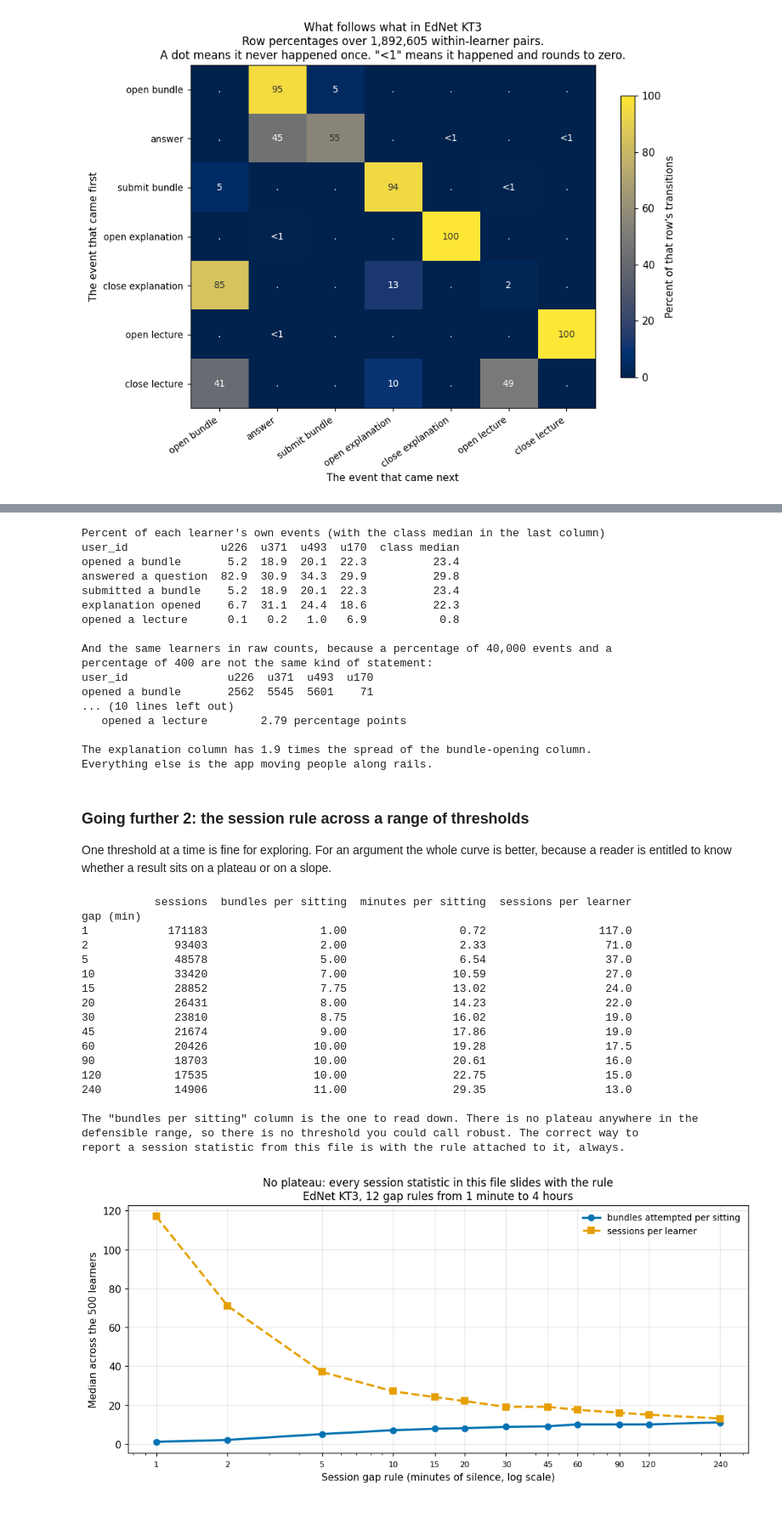
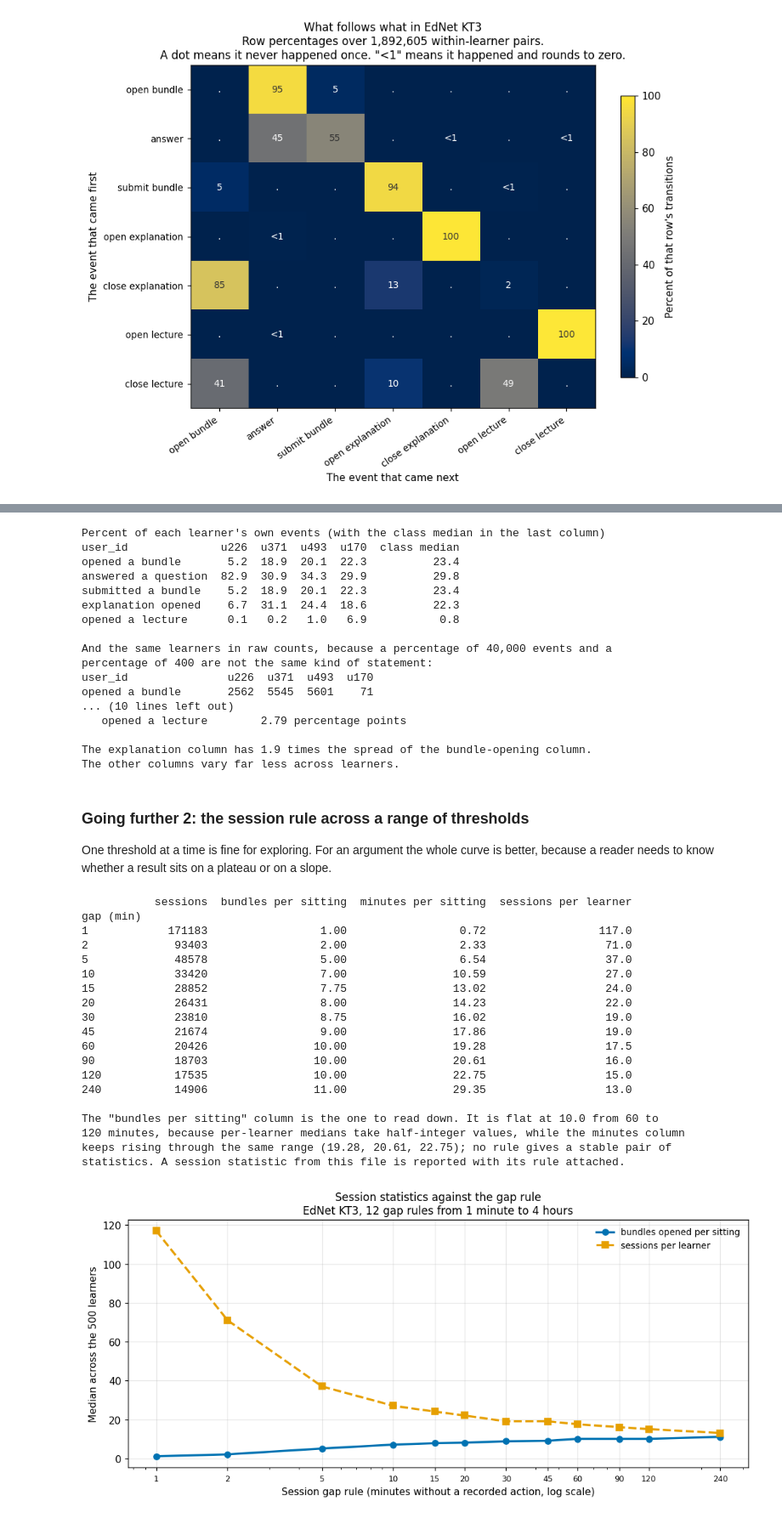
Before and after one commit to HakeoungLee/edis8100-teaching-learning-analytics, a Jupyter notebook: week07-srl-traces-lab/week07_srl_traces_lab.ipynb, the cells around one changed output, grey strips where cells are left out. Shown at 85% size. Cells and saved outputs as stored; diff of their text form; code cells hidden in the pictures.

```diff
--- a/week07-srl-traces-lab/week07_srl_traces_lab.ipynb
+++ b/week07-srl-traces-lab/week07_srl_traces_lab.ipynb
@@ -177,6 +185,19 @@ print('It is filled in on exactly the "respond" rows:',
 print()
 print('There is no column for whether an answer was right. Check for yourself:')
 print('   columns present:', list(actions.columns[:7]))
+
+print()
+print('--- platform and study mode, printed once so later sentences have a source ---')
+for p, n in actions['platform'].value_counts().items():
+    print('   platform %-7s %11s rows  (%.1f%% of the file)'
+          % (p, format(int(n), ','), 100 * n / len(actions)))
+plat_by_learner = pd.crosstab(actions['user_id'], actions['platform'].astype(str)) > 0
+print('   learners recorded on mobile only: %d,  on web only: %d,  on both: %d'
+      % (int((plat_by_learner['mobile'] & ~plat_by_learner['web']).sum()),
+         int((~plat_by_learner['mobile'] & plat_by_learner['web']).sum()),
+         int((plat_by_learner['mobile'] & plat_by_learner['web']).sum())))
+print('   study modes in the source column (%d):' % actions['source'].nunique(),
+      ', '.join(sorted(actions['source'].astype(str).unique())))
 # %% [output]
 --- the first 12 rows, exactly as they arrived ---
     timestamp action_type item_id    source user_answer platform user_id
@@ -1082,6 +1158,9 @@ bundle_of_episode = actions.loc[actions['event'] == 'enter_b'].set_index('episod
 
 answers = inside[inside['event'] == 'respond_q'].copy()
 answers['bundle'] = answers['episode'].map(bundle_of_episode)
+# An answer is the last response before the submit, as the documentation defines it. Earlier
+# responses in the same attempt are changed selections, audited in Section 1.2, item 7a.
+answers = answers.groupby(['episode', 'item_num']).tail(1)
 answers['answer_number_for_this_learner'] = answers.groupby(['user_id', 'item_num']).cumcount()
 
 # The first time this learner opened the explanation for this bundle.
@@ -1094,24 +1173,28 @@ answers['already_shown'] = (answers['explanation_first_seen'].notna()
 
 pairs_lq = answers.groupby(['user_id', 'item_num']).size()
 print('STEP 1. Repeats.')
+print('   An answer is the last response before the submit, as the documentation defines it, so')
+print('   the changed selections counted in Section 1.2 item 7a are not answers here.')
 print('   answers in the file                       : %s' % format(len(answers), ','))
 print('   distinct learner-and-question pairs       : %s' % format(len(pairs_lq), ','))
 print('   pairs answered more than once             : %s  (%.1f%% of pairs)'
       % (format(int((pairs_lq > 1).sum()), ','), (pairs_lq > 1).mean() * 100))
-print('   answers that are a repeat of one already given: %s  (%.1f%% of all answers)'
+print('   answers that are a second attempt at that question: %s  (%.1f%% of all answers)'
       % (format(int(len(answers) - len(pairs_lq)), ','),
          100 * (len(answers) - len(pairs_lq)) / len(answers)))
 print()
 print('STEP 2. Was the explanation already shown?')
+print('   "already shown" is matched by bundle, and Section 1.2 item 7b counts the questions that')
+print('   appear under more than one bundle number, so this count is a lower bound.')
 tab = pd.crosstab(answers['answer_number_for_this_learner'] > 0, answers['already_shown'],
                   margins=True)
-tab.index = ['first time this learner answered it', 'a repeat answer', 'All']
+tab.index = ['first time this learner answered it', 'a second attempt', 'All']
 tab.columns = ['explanation not yet shown', 'explanation already shown', 'All']
 print(tab.to_string())
 print()
 print('   share of FIRST answers preceded by that explanation : %.2f%%'
       % (answers.loc[answers['answer_number_for_this_learner'] == 0, 'already_shown'].mean() * 100))
-print('   share of REPEAT answers preceded by that explanation: %.2f%%'
+print('   share of SECOND attempts preceded by that explanation: %.2f%%'
       % (answers.loc[answers['answer_number_for_this_learner'] > 0, 'already_shown'].mean() * 100))
 print('   share of ALL answers preceded by that explanation   : %.2f%%'
       % (answers['already_shown'].mean() * 100))
@@ -1822,7 +1916,7 @@ for e in EVENTS:
 print()
 print('The explanation column has %.1f times the spread of the bundle-opening column.'
       % (spread['enter_e'] / spread['enter_b']))
-print('Everything else is the app moving people along rails.')
+print('The other columns vary far less across learners.')
 # %% [output]
 Percent of each learner's own events (with the class median in the last column)
 user_id              u226  u371  u493  u170  class median
@@ -1840,11 +1934,11 @@ opened a bundle       2562  5545  5601    71
    opened a lecture        2.79 percentage points
 
 The explanation column has 1.9 times the spread of the bundle-opening column.
-Everything else is the app moving people along rails.
+The other columns vary far less across learners.
 # %% [markdown]
 ### Going further 2: the session rule across a range of thresholds
 
-One threshold at a time is fine for exploring. For an argument the whole curve is better, because a reader is entitled to know whether a result sits on a plateau or on a slope.
+One threshold at a time is fine for exploring. For an argument the whole curve is better, because a reader needs to know whether a result sits on a plateau or on a slope.
 # %%
 sweep = []
 for m in [1, 2, 5, 10, 15, 20, 30, 45, 60, 90, 120, 240]:
@@ -1858,45 +1952,47 @@ for m in [1, 2, 5, 10, 15, 20, 30, 45, 60, 90, 120, 240]:
 sweep = pd.DataFrame(sweep).set_index('gap (min)')
 print(sweep.to_string())
 print()
-print('The "bundles per sitting" column is the one to read down. There is no plateau anywhere in the')
-print('defensible range, so there is no threshold you could call robust. The correct way to')
-print('report a session statistic from this file is with the rule attached to it, always.')
+print('The "bundles per sitting" column is the one to read down. It is flat at 10.0 from 60 to')
+print('120 minutes, because per-learner medians take half-integer values, while the minutes column')
+print('keeps rising through the same range (19.28, 20.61, 22.75); no rule gives a stable pair of')
+print('statistics. A session statistic from this file is reported with its rule attached.')
 
 fig, ax = plt.subplots(figsize=(9.6, 4.6))
 ax.plot(sweep.index, sweep['bundles per sitting'], marker='o', color=BLUE, linewidth=2.2,
-        label='bundles attempted per sitting')
+        label='bundles opened per sitting')
 ax.plot(sweep.index, sweep['sessions per learner'], marker='s', color=ORANGE, linewidth=2.2,
         linestyle='--', label='sessions per learner')
 ax.set_xscale('log')
 ax.set_xticks(sweep.index)
 ax.set_xticklabels([str(v) for v in sweep.index], fontsize=8)
-ax.set_xlabel('Session gap rule (minutes of silence, log scale)')
+ax.set_xlabel('Session gap rule (minutes without a recorded action, log scale)')
 ax.set_ylabel('Median across the 500 learners')
-ax.set_title('No plateau: every session statistic in this file slides with the rule\n'
+ax.set_title('Session statistics against the gap rule\n'
              'EdNet KT3, 12 gap rules from 1 minute to 4 hours')
 ax.legend(frameon=False, fontsize=9)
 plt.tight_layout()
 plt.show()
 # %% [output]
            sessions  bundles per sitting  minutes per sitting  sessions per learner
 gap (min)
 1            171183                 1.00                 0.72                 117.0
 2             93403                 2.00                 2.33                  71.0
 5             48578                 5.00                 6.54                  37.0
 10            33420                 7.00                10.59                  27.0
 15            28852                 7.75                13.02                  24.0
 20            26431                 8.00                14.23                  22.0
 30            23810                 8.75                16.02                  19.0
 45            21674                 9.00                17.86                  19.0
 60            20426                10.00                19.28                  17.5
 90            18703                10.00                20.61                  16.0
 120           17535                10.00                22.75                  15.0
 240           14906                11.00                29.35                  13.0
 
-The "bundles per sitting" column is the one to read down. There is no plateau anywhere in the
-defensible range, so there is no threshold you could call robust. The correct way to
-report a session statistic from this file is with the rule attached to it, always.
+The "bundles per sitting" column is the one to read down. It is flat at 10.0 from 60 to
+120 minutes, because per-learner medians take half-integer values, while the minutes column
+keeps rising through the same range (19.28, 20.61, 22.75); no rule gives a stable pair of
+statistics. A session statistic from this file is reported with its rule attached.
-[figure, old version]
+[figure, new version]
 # %% [markdown]
 ### Going further 3: does the concentration finding survive every threshold?
 
```
Also changed, not shown: parts of 59 cells of this notebook, 3 other files.
